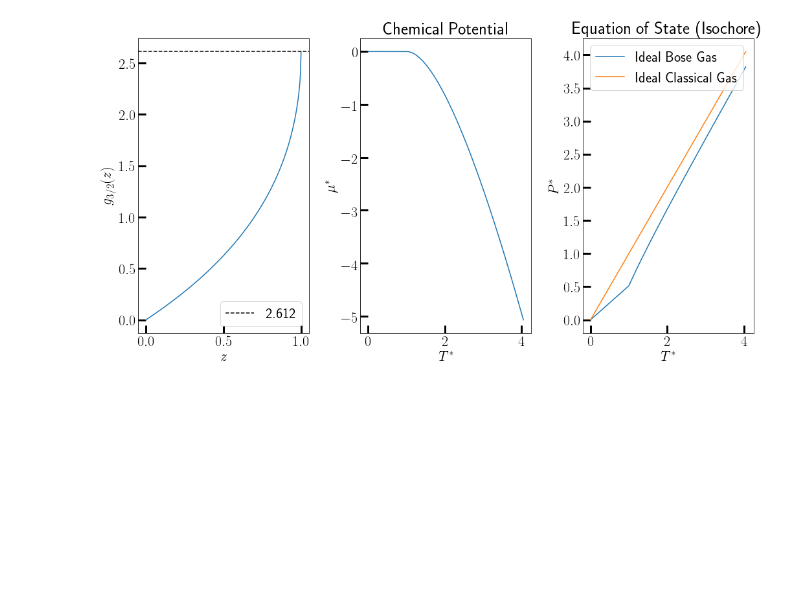
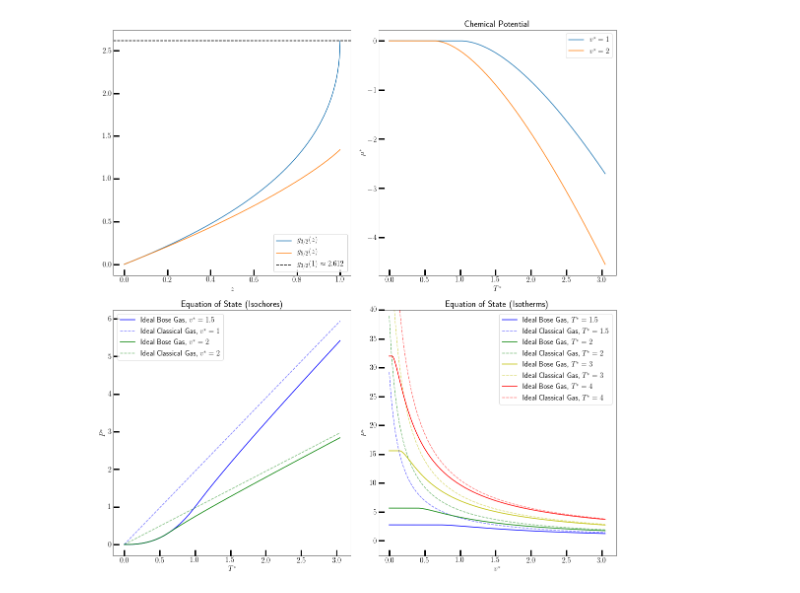
Before and after one commit to hariseldon99/StatMechCodes, a Jupyter notebook: BoseGas_ChemPot.ipynb, the cells around one changed output. Cells and saved outputs as stored; diff of their text form; code cells hidden in the pictures; blank space fills up the shorter version.

Commit message:
finished ideal bose gas at last

```diff
--- a/BoseGas_ChemPot.ipynb
+++ b/BoseGas_ChemPot.ipynb
@@ -67,85 +129,69 @@ where $v^\ast$ is the dimensionless specific volume, given by $v^\ast = v/v_c$ f
 # %%
-import numpy as np
-from math import isnan
-from mpmath import polylog
-from scipy.optimize import ridder
 import matplotlib.pyplot as plt
 from matplotlib import rc
 rc('font',**{'family':'sans-serif','sans-serif':['Bitstream Vera Sans']})
 rc('text', usetex=True)
-fs = 22
+fs = 15
 plt.rcParams.update({'font.size': fs})
 #Size of figure
-plt.rcParams.update({'figure.figsize':(15,8)})
+plt.rcParams.update({'figure.figsize':(15,16)})
 plt.rcParams.update({'figure.autolayout':True})
 
-const = polylog(1.5,1)
 mu_bracket = (-1e3, 0)
 lo, hi = mu_bracket
 
-#You can adjust this
-temps = np.linspace(0.0, 4.05, 300)
-
-def ChemPotFunc(mu, T):
-    z = np.exp(mu/T)
-    if isnan(z):
-        z = 1.0
-    return T**-1.5 - polylog(1.5, z)/const
-
-def ChemPot(T):
-    if T <= 1.0:
-        return 0.0
-    else:
-        return ridder(ChemPotFunc, lo, hi,args=(T, ))
-
+#You can adjust these
+temps = np.linspace(0.0, 3.05, 300)
+vols = np.linspace(0.1, 2.05, 300)
 zeds = np.linspace(0.0, 1.0, 300)
-gs = np.array([polylog(1.5, z) for z in zeds])
-
-mus = []
-ps = []
-for t in temps:
-    mu = ChemPot(t)
-    z = np.exp(mu/t)
-    if isnan(z):
-        z = 1.0
-    mus.append(mu)
-    p =  t * polylog(2.5,z)/polylog(1.5, z)
-    ps.append(p)
 
 
-isotemp = 2.1
+fig, axs = plt.subplots(2, 2)
 
-svs = temps
-
-fig, axs = plt.subplots(1, 3)
-
-
-for ax in axs:
+for ax in axs.flatten():
     ax.tick_params(direction='in', length=12, width=3)
 
 
-axs[0].plot(zeds, gs)
-axs[0].set_xlabel(r"$z$")
-axs[0].set_ylabel(r"$g_{3/2}(z)$")
-axs[0].axhline(y=const, color='black', label='%1.3lf' % const, linestyle='--')
-axs[0].legend()
+axs[0,0].plot(zeds, plog(1.5, zeds), label=r"$g_{3/2}(z)$")
+axs[0,0].plot(zeds, plog(2.5, zeds), label=r"$g_{5/2}(z)$")
+axs[0,0].set_xlabel(r"$z$")
+axs[0,0].axhline(y=const, color='black', label=r'$g_{3/2}(1)\approx%1.3lf$' % g_1p5, linestyle='--')
+axs[0,0].legend()
 
-axs[1].set_title("Chemical Potential")
-axs[1].plot(temps, mus)
-axs[1].set_xlabel(r"$T^\ast$")
-axs[1].set_ylabel(r"$\mu^\ast$")
+axs[0,1].set_title("Chemical Potential")
+axs[0,1].plot(temps, ChemPot(temps, 1.0),label=r"$v^\ast = 1$")
+axs[0,1].plot(temps, ChemPot(temps, 2.0),label=r"$v^\ast = 2$")
+axs[0,1].set_xlabel(r"$T^\ast$")
+axs[0,1].set_ylabel(r"$\mu^\ast$")
+axs[0,1].legend()
 
 
-axs[2].set_title("Equation of State (Isochore)")
-axs[2].plot(temps, ps, label="Ideal Bose Gas")
-axs[2].plot(temps, temps, label="Ideal Classical Gas")
-axs[2].set_xlabel(r"$T^\ast$")
-axs[2].set_ylabel(r"$P^\ast$")
-axs[2].legend()
+axs[1,0].set_title("Equation of State (Isochores)")
+axs[1,0].plot(temps, BoseGas_P(temps, 1.0),'b-' ,label=r"Ideal Bose Gas, $v^\ast = 1.5$")
+axs[1,0].plot(temps, temps * rat , 'b--', alpha=0.5, label=r"Ideal Classical Gas, $v^\ast = 1$")
+axs[1,0].plot(temps, BoseGas_P(temps, 2.0), 'g-' ,label=r"Ideal Bose Gas, $v^\ast = 2$")
+axs[1,0].plot(temps, temps * rat * (1./2.),'g--',alpha=0.5, label=r"Ideal Classical Gas, $v^\ast = 2$")
+axs[1,0].set_xlabel(r"$T^\ast$")
+axs[1,0].set_ylabel(r"$P^\ast$")
+axs[1,0].legend()
 
 
+axs[1,1].set_title("Equation of State (Isotherms)")
+axs[1,1].plot(temps, BoseGas_P(1.5, vols),'b-' ,label=r"Ideal Bose Gas, $T^\ast = 1.5$")
+axs[1,1].plot(temps,  1.5 * (rat/vols) , 'b--',alpha=0.5, label=r"Ideal Classical Gas, $T^\ast = 1.5$")
+axs[1,1].plot(temps, BoseGas_P(2.0, vols), 'g-' ,label=r"Ideal Bose Gas, $T^\ast = 2$")
+axs[1,1].plot(temps, 2.0 * (rat/vols),'g--',alpha=0.5, label=r"Ideal Classical Gas, $T^\ast = 2$")
+axs[1,1].plot(temps, BoseGas_P(3.0, vols), 'y-' ,label=r"Ideal Bose Gas, $T^\ast = 3$")
+axs[1,1].plot(temps, 3.0 * (rat/vols),'y--',alpha=0.5, label=r"Ideal Classical Gas, $T^\ast = 3$")
+axs[1,1].plot(temps, BoseGas_P(4.0, vols), 'r-' ,label=r"Ideal Bose Gas, $T^\ast = 4$")
+axs[1,1].plot(temps, 4.0 * (rat/vols),'r--',alpha=0.5, label=r"Ideal Classical Gas, $T^\ast = 4$")
+axs[1,1].set_xlabel(r"$v^\ast$")
+axs[1,1].set_ylabel(r"$P^\ast$")
+axs[1,1].set_ylim([None,40.0])
+axs[1,1].legend()
+
 plt.show()
 # %% [output]
-[figure, old version]
+[figure, new version]
 # %% [markdown]
 ## Exercises:
```
Also changed, not shown: parts of 5 cells of this notebook.
